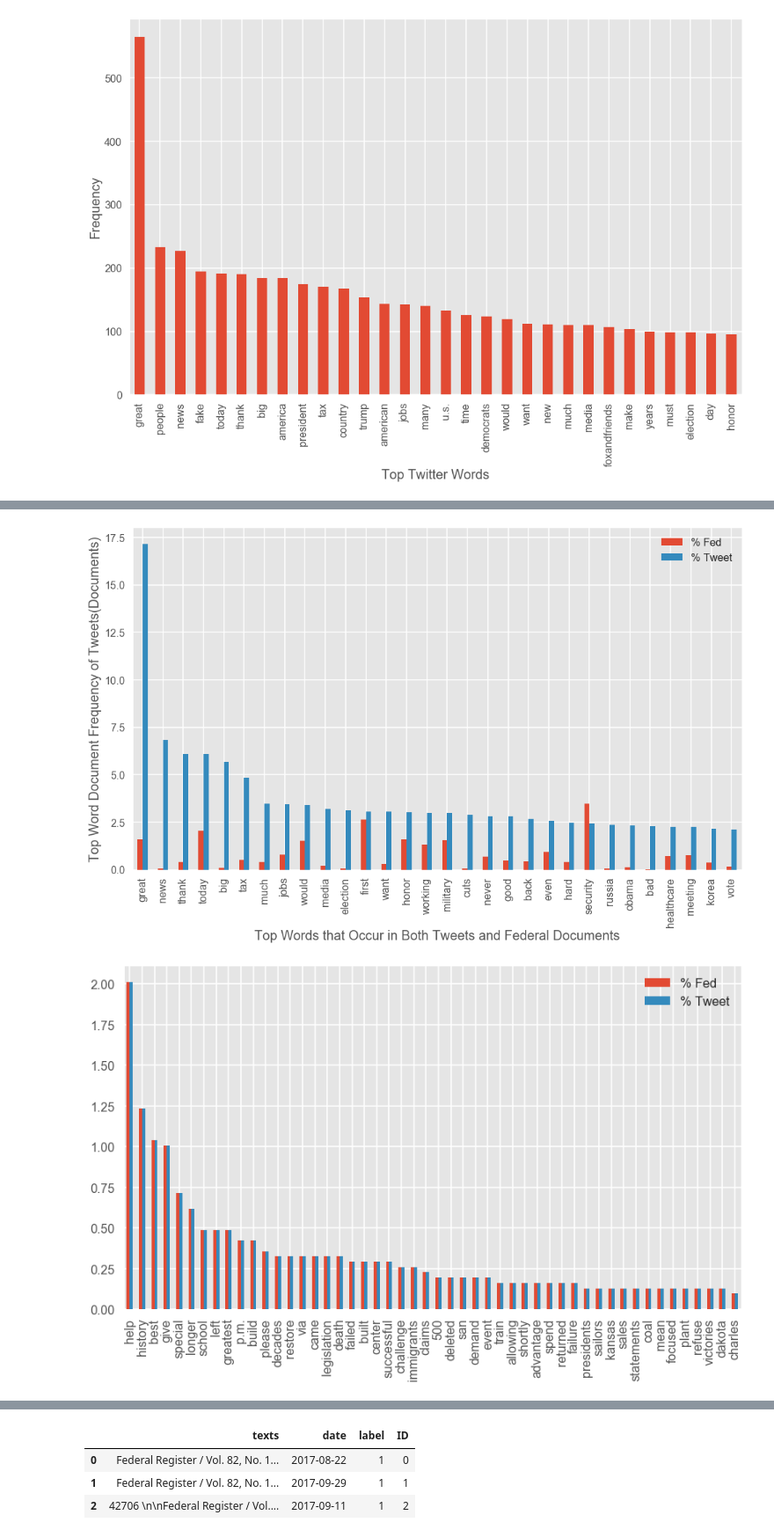
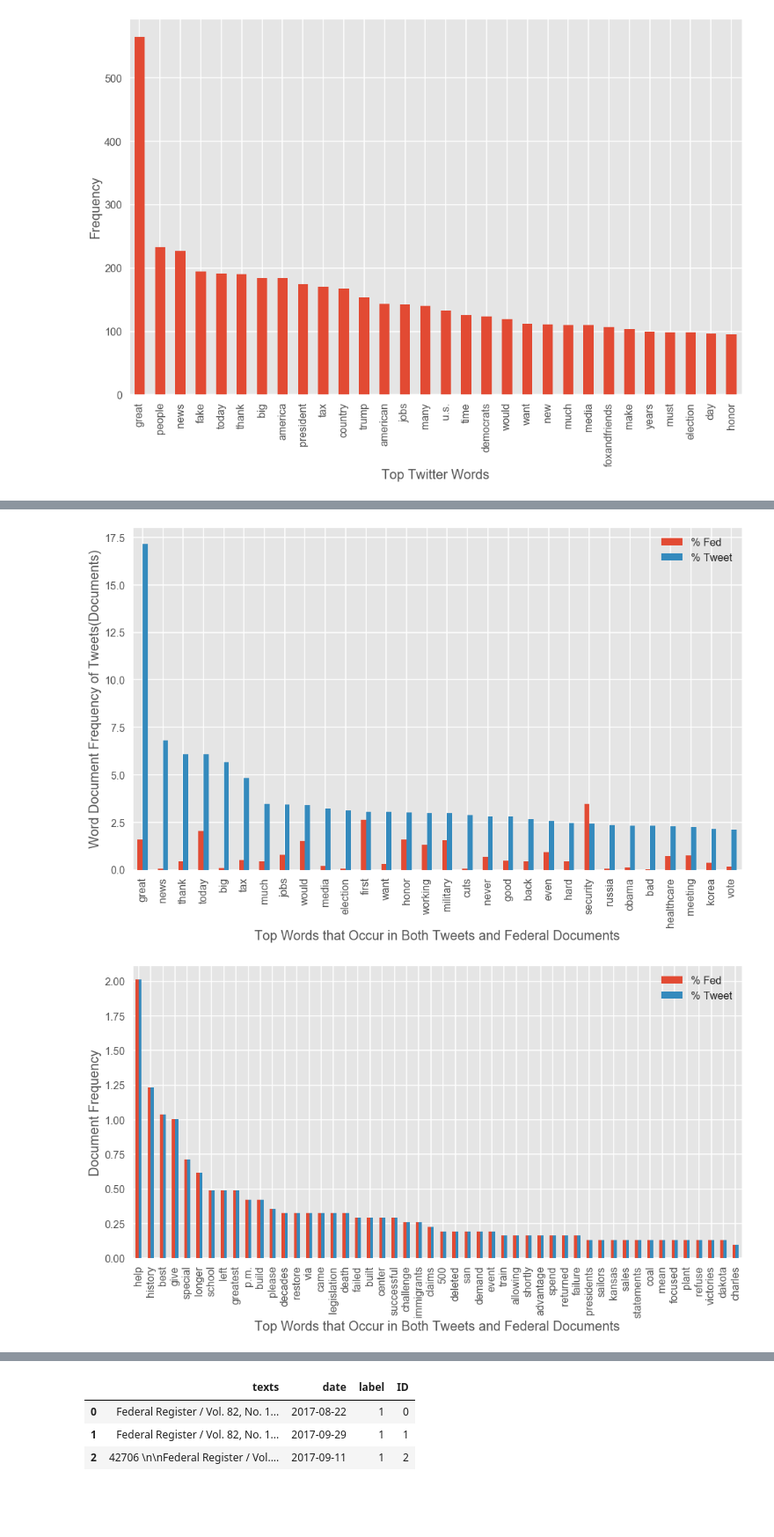
Before and after one commit to mtchem/Twitter-Politics, a Jupyter notebook: NLP-comparing-tweets-fed_docs.ipynb, the cells around one changed output, grey strips where cells are left out. Shown at 88% size. Saved outputs shown, nothing was run; the diff lists cells and outputs as text; code cells hidden in the pictures; blank space fills up the shorter version.

```diff
--- a/NLP-comparing-tweets-fed_docs.ipynb
+++ b/NLP-comparing-tweets-fed_docs.ipynb
@@ -431,10 +429,10 @@ fig.savefig('top_fed_tweet.png')
 ax = top_joint_tweet.plot.bar(figsize=(14,9))
 # change tick markes
 plt.tick_params(top='off', bottom = 'on', left = 'on', right = 'off', labelleft = 'on', labelbottom = 'on')
-plt.ylabel('Top Word Document Frequency of Tweets(Documents)', fontsize=20)
+plt.ylabel('Word Document Frequency of Tweets(Documents)', fontsize=20)
 plt.xlabel('Top Words that Occur in Both Tweets and Federal Documents', fontsize=20)
 plt.tight_layout()
 
 plt.show()
 # %% [output]
-[figure, old version]
+[figure, new version]
@@ -444,11 +439,16 @@ fig.savefig('top_tweet_fed.png')
 # %%
 # plot the words that are used with the same frequency in both the twitter and federal data
 df['diff %'] = df['% Fed'] - df['% Tweet']
 top_same = df[df['diff %'] == 0].sort_values(by='% Fed', ascending=False)[0:50]
-top_same[['% Fed', '% Tweet']].plot.bar(figsize=(14,8))
+ax = top_same[['% Fed', '% Tweet']].plot.bar(figsize=(14,8))
+# change tick markes
+plt.tick_params(top='off', bottom = 'on', left = 'on', right = 'off', labelleft = 'on', labelbottom = 'on')
+plt.ylabel('Document Frequency', fontsize=20)
+plt.xlabel('Top Words that Occur in Both Tweets and Federal Documents', fontsize=20)
+plt.tight_layout()
 plt.show()
 # %% [output]
-[figure, old version]
+[figure, new version]
 # %% [markdown]
 ## Part 2 conclusions:
 <p>
```
Also changed, not shown: parts of 26 cells of this notebook.
